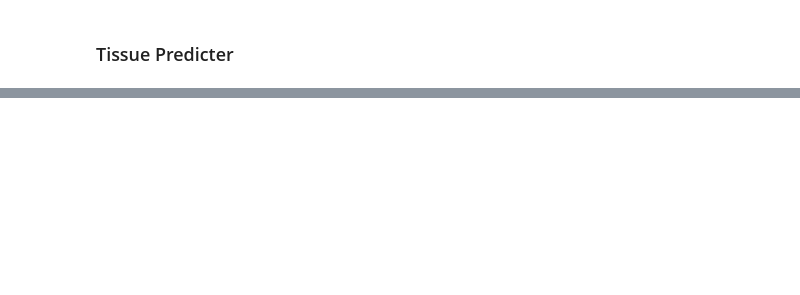
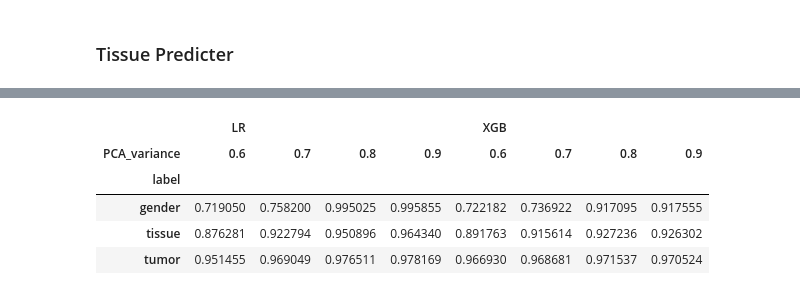
Before and after one commit to jvivian/DeepTCGA, a Jupyter notebook: Baseline_predictors.ipynb, the cells around one changed output, grey strips where cells are left out. Cells and saved outputs as stored; diff of their text form; code cells hidden in the pictures; blank space fills up the shorter version.

```diff
--- a/Baseline_predictors.ipynb
+++ b/Baseline_predictors.ipynb
@@ -82,8 +61,0 @@ Fit and predict of classifier XGBoost takes 6.736157417297363 seconds
-# %%
-for n_component in [20, 50, 200]:
-    print("number of components from PCA used: ", n_component)
-    df = pd.read_csv("./data/mRNA_PCA_{0}_components.csv".format(n_component),
-                     index_col="sample_id")
-    X, y, le = prep_data(df, "label")
-    result_df = run_cross_val(X, y, Classifiers, n_fold=5, random_state=0)
-    print(result_df)
@@ -135,0 +113,9 @@ Fit and predict of classifier XGBoost takes 0.2570624351501465 seconds
+# %%
+mean_df
+# %% [output]
+|  | LR |  |  |  | XGB |  |  |  |
+| PCA_variance | 0.6 | 0.7 | 0.8 | 0.9 | 0.6 | 0.7 | 0.8 | 0.9 |
+| label |  |  |  |  |  |  |  |  |
+| gender | 0.719050 | 0.758200 | 0.995025 | 0.995855 | 0.722182 | 0.736922 | 0.917095 | 0.917555 |
+| tissue | 0.876281 | 0.922794 | 0.950896 | 0.964340 | 0.891763 | 0.915614 | 0.927236 | 0.926302 |
+| tumor | 0.951455 | 0.969049 | 0.976511 | 0.978169 | 0.966930 | 0.968681 | 0.971537 | 0.970524 |
```
Also changed, not shown: parts of 9 cells of this notebook.
